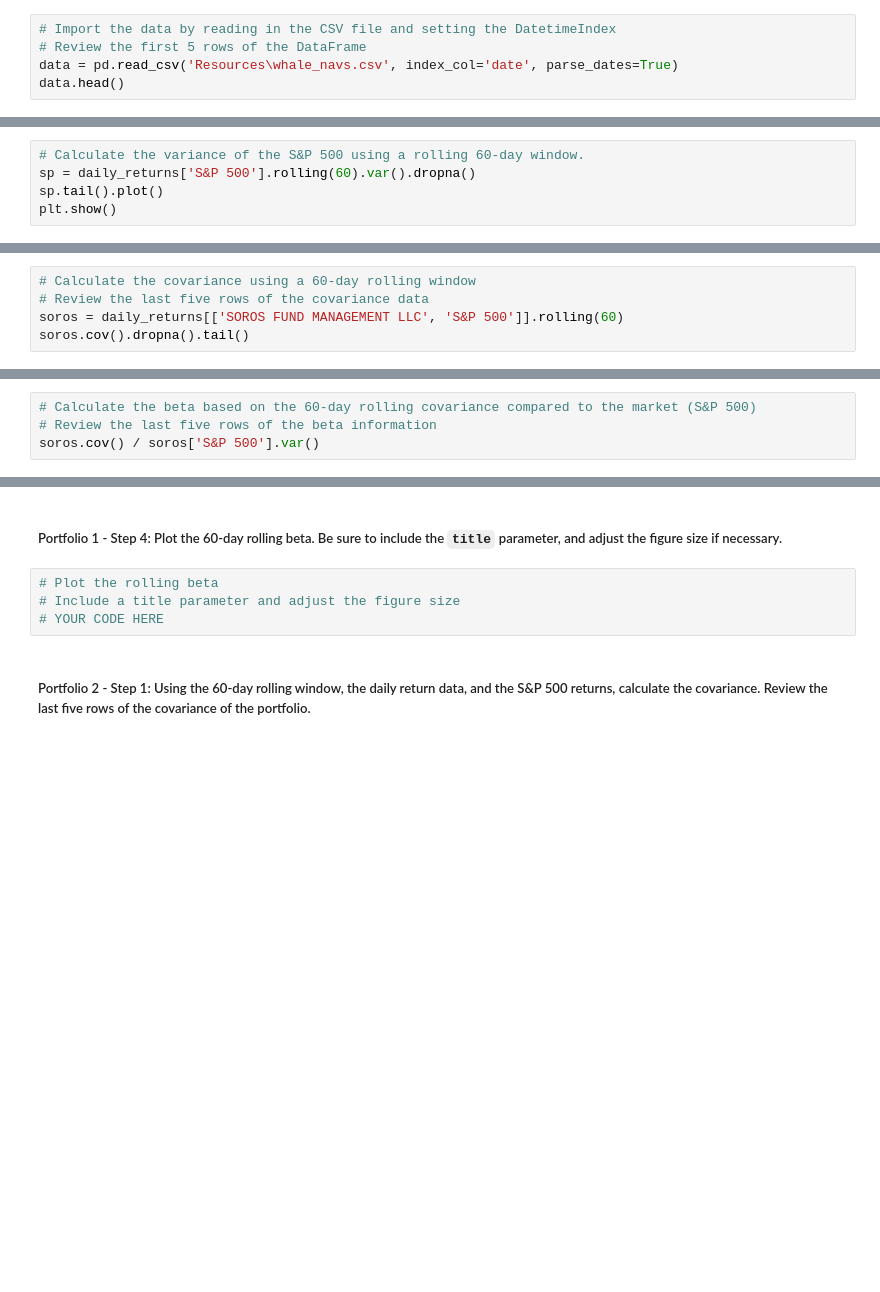
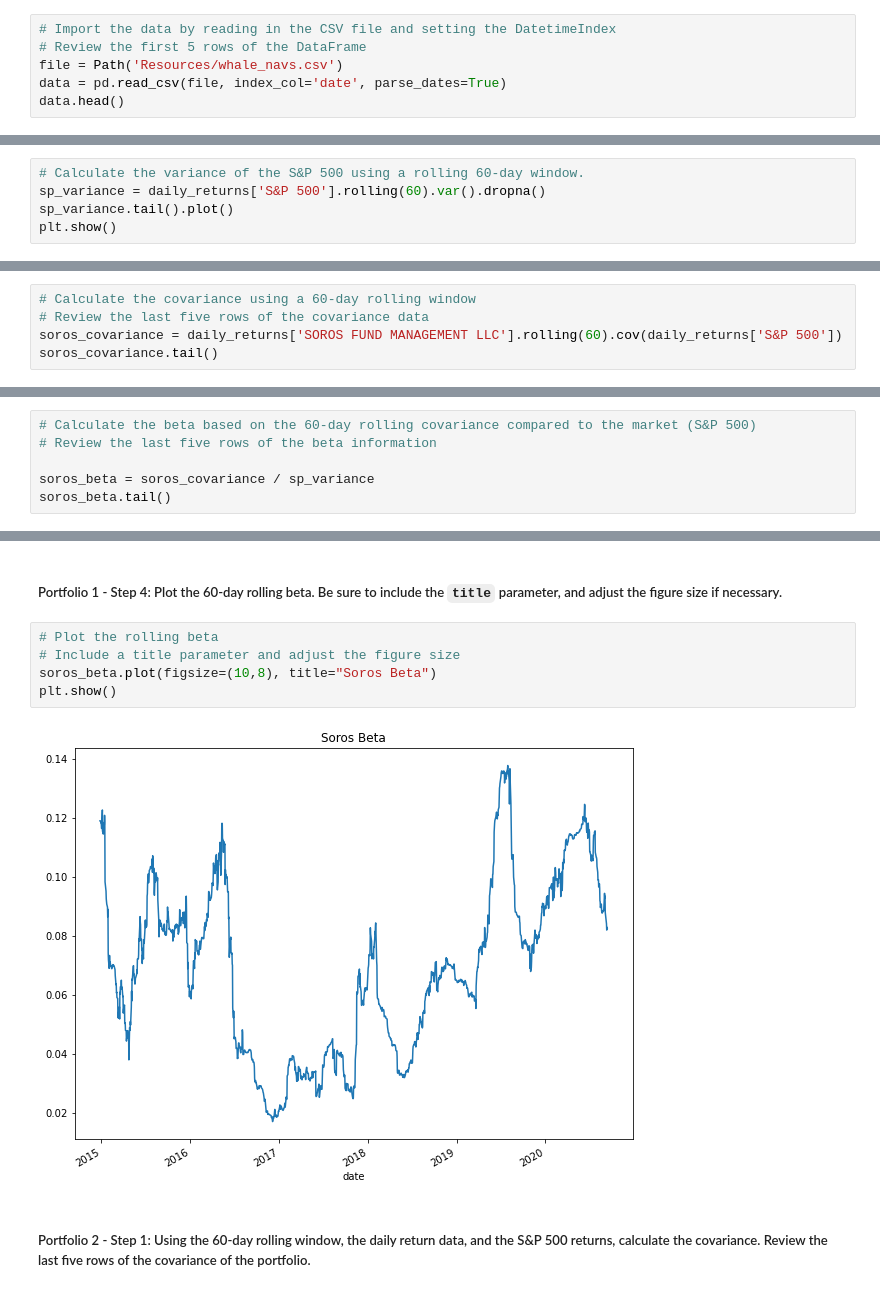
Before and after one commit to arubk/Challenge4_UW_Bootcamp_Arubkevich, a Jupyter notebook: risk_return_analysis.ipynb, the cells around one changed output, grey strips where cells are left out. Drawn from its saved outputs; the diff is of its cells as text; blank space fills up the shorter version.

```diff
--- a/risk_return_analysis.ipynb
+++ b/risk_return_analysis.ipynb
@@ -108,7 +109,8 @@ import matplotlib.pyplot as plt
 # %%
 # Import the data by reading in the CSV file and setting the DatetimeIndex
 # Review the first 5 rows of the DataFrame
-data = pd.read_csv('Resources\whale_navs.csv', index_col='date', parse_dates=True)
+file = Path('Resources/whale_navs.csv')
+data = pd.read_csv(file, index_col='date', parse_dates=True)
 data.head()
 # %% [output]
 |  | SOROS FUND MANAGEMENT LLC | PAULSON & CO.INC. | TIGER GLOBAL MANAGEMENT LLC | BERKSHIRE HATHAWAY INC | S&P 500 |
@@ -349,8 +351,8 @@ Your analysis is nearing completion. Now, you need to evaluate how the portfolio
 #### Use the Pandas `var` function to calculate the variance of the S&P 500 by using a 60-day rolling window. Visualize the last five rows of the variance of the S&P 500.
 # %%
 # Calculate the variance of the S&P 500 using a rolling 60-day window.
-sp = daily_returns['S&P 500'].rolling(60).var().dropna()
-sp.tail().plot()
+sp_variance = daily_returns['S&P 500'].rolling(60).var().dropna()
+sp_variance.tail().plot()
 plt.show()
 # %% [output]
 [figure]
@@ -369,6 +371,6 @@ plt.show()
 # %%
 # Calculate the covariance using a 60-day rolling window
 # Review the last five rows of the covariance data
-soros = daily_returns[['SOROS FUND MANAGEMENT LLC', 'S&P 500']].rolling(60)
-soros.cov().dropna().tail()
+soros_covariance = daily_returns['SOROS FUND MANAGEMENT LLC'].rolling(60).cov(daily_returns['S&P 500'])
+soros_covariance.tail()
 # %% [output]
@@ -384,5 +386,7 @@ soros.cov().dropna().tail()
 # %%
 # Calculate the beta based on the 60-day rolling covariance compared to the market (S&P 500)
 # Review the last five rows of the beta information
-soros.cov() / soros['S&P 500'].var()
+
+soros_beta = soros_covariance / sp_variance
+soros_beta.tail()
 # %% [output]
@@ -410,7 +409,10 @@ soros.cov() / soros['S&P 500'].var()
 # %%
 # Plot the rolling beta
 # Include a title parameter and adjust the figure size
-# YOUR CODE HERE
+soros_beta.plot(figsize=(10,8), title="Soros Beta")
+plt.show()
+# %% [output]
+[figure, added]
 # %% [markdown]
 ##### Portfolio 2 - Step 1: Using the 60-day rolling window, the daily return data, and the S&P 500 returns, calculate the covariance. Review the last five rows of the covariance of the portfolio.
 # %%
```
Also changed, not shown: parts of 10 cells of this notebook, 2 other files.
